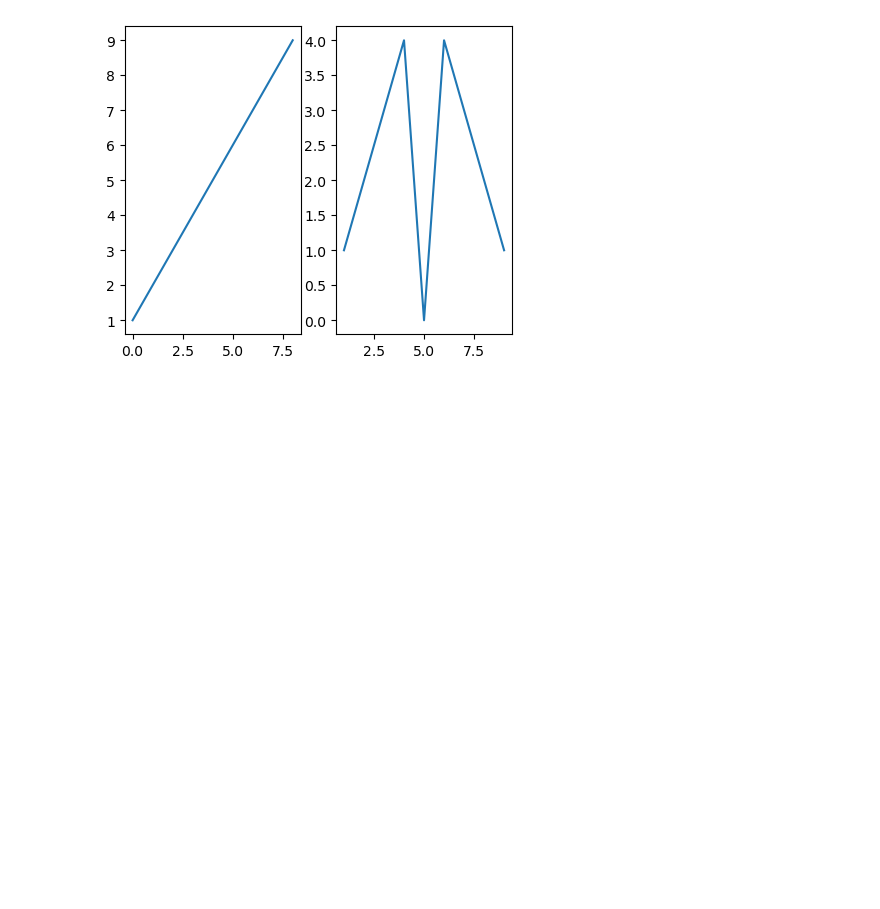
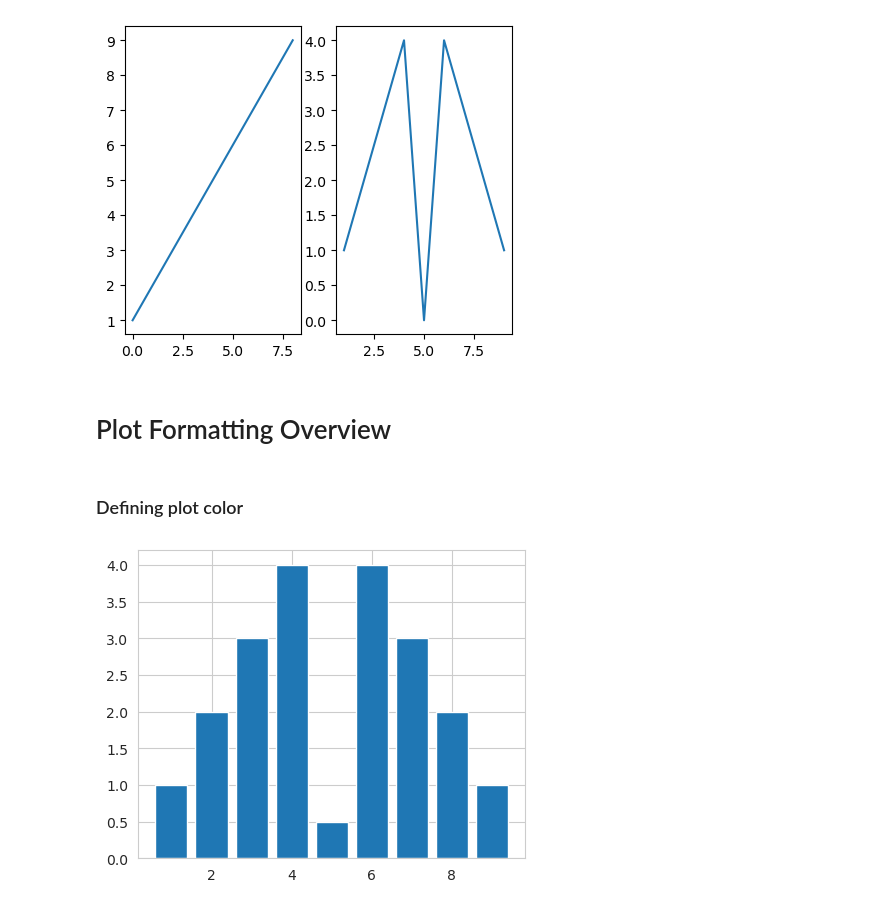
Before and after one commit to Mahdi90s/Python_repository, a Jupyter notebook: Python_Code/Python_Learning.ipynb, the cells around one changed output. Drawn from its saved outputs; the diff is of its cells as text; code cells hidden in the pictures; blank space fills up the shorter version.

```diff
--- a/Python_Code/Python_Learning.ipynb
+++ b/Python_Code/Python_Learning.ipynb
@@ -749,3 +749,17 @@ ax2.plot(x,y)
 [<matplotlib.lines.Line2D at 0x...>]
 <Figure size 500x400 with 0 Axes>
 [figure]
+# %% [markdown]
+# Plot Formatting Overview
+# %%
+sns.set_style ('whitegrid')
+# %% [markdown]
+### Defining plot color
+# %%
+x = range (1,10)
+y = [1,2,3,4,0.5,4,3,2,1]
+
+plt.bar(x, y)
+plt.show()
+# %% [output]
+[figure, added]
```
Also changed, not shown: parts of 45 cells of this notebook.
